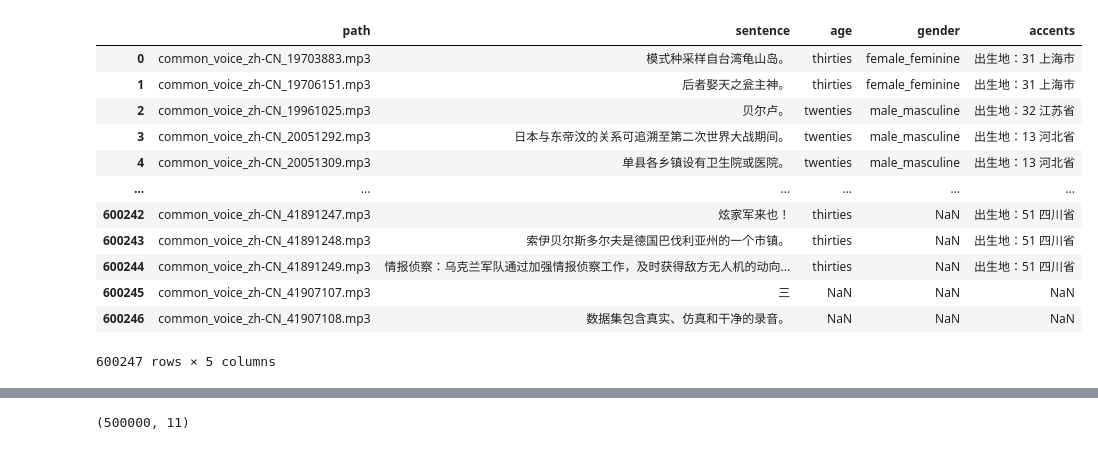
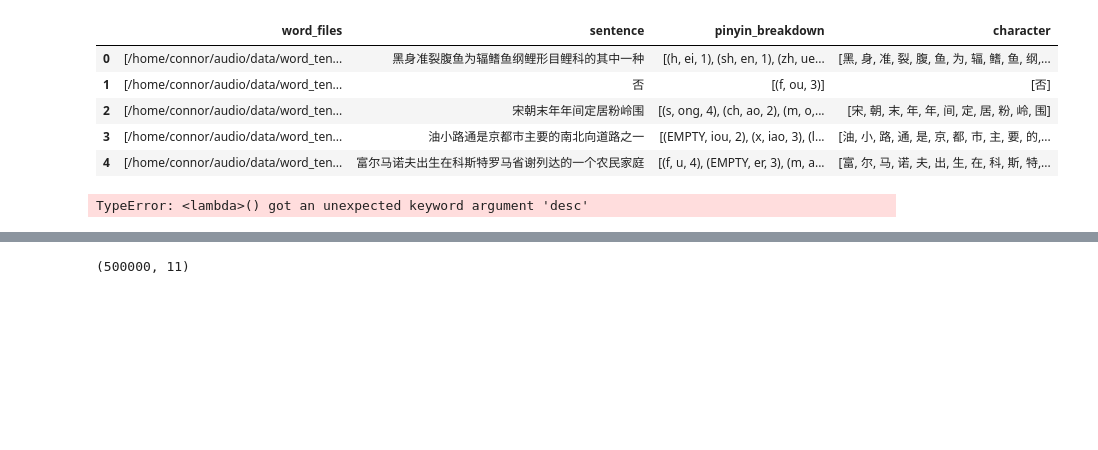
Before and after one commit to ConnorBar/audio, a Jupyter notebook: sampling-proportion.ipynb, the cells around one changed output, grey strips where cells are left out. Drawn from its saved outputs; the diff is of its cells as text; code cells hidden in the pictures; blank space fills up the shorter version.

```diff
--- a/sampling-proportion.ipynb
+++ b/sampling-proportion.ipynb
@@ -13,18 +29,38 @@ df.head(1)
+# %%
+df = pd.read_csv(f"{DATA_DIR / 'metadata.csv'}")
+# %%
+df['word_files'] = df['word_files'].apply(ast.literal_eval)
 # %%
-df = df[['path', 'sentence', 'age', 'gender', 'accents']]
+df['pinyin_breakdown'] = df['sentence'].progress_apply(breakdown_pinyin)
+# %%
+def split_chinese_non_chinese(text):
+    # Regular expression to match Chinese characters
+    chinese_pattern = re.compile(r'[\u4e00-\u9fff]')
+
+    result = []
+    buffer = ""  # Buffer to collect non-Chinese characters
+
+    for char in text:
+        if chinese_pattern.match(char):
+            if buffer:
+                result.append(buffer)  # Append the previous non-Chinese sequence
+                buffer = ""  # Reset buffer
+            result.append(char)  # Append the Chinese character itself
+        else:
+            buffer += char  # Group non-Chinese characters together
+
+    if buffer:
+        result.append(buffer)  # Append any remaining non-Chinese characters
+
+    return result
+
+df['character'] = df['sentence'].progress_apply(split_chinese_non_chinese)
 # %%
-df
+df.head()
 # %% [output]
-|  | path | sentence | age | gender | accents |
-| 0 | common_voice_zh-CN_19703883.mp3 | 模式种采样自台湾龟山岛。 | thirties | female_feminine | 出生地：31 上海市 |
-| 1 | common_voice_zh-CN_19706151.mp3 | 后者娶天之瓮主神。 | thirties | female_feminine | 出生地：31 上海市 |
-| 2 | common_voice_zh-CN_19961025.mp3 | 贝尔卢。 | twenties | male_masculine | 出生地：32 江苏省 |
-| 3 | common_voice_zh-CN_20051292.mp3 | 日本与东帝汶的关系可追溯至第二次世界大战期间。 | twenties | male_masculine | 出生地：13 河北省 |
-| 4 | common_voice_zh-CN_20051309.mp3 | 单县各乡镇设有卫生院或医院。 | twenties | male_masculine | 出生地：13 河北省 |
-| ... | ... | ... | ... | ... | ... |
-| 600242 | common_voice_zh-CN_41891247.mp3 | 炫家军来也！ | thirties | NaN | 出生地：51 四川省 |
-| 600243 | common_voice_zh-CN_41891248.mp3 | 索伊贝尔斯多尔夫是德国巴伐利亚州的一个市镇。 | thirties | NaN | 出生地：51 四川省 |
-| 600244 | common_voice_zh-CN_41891249.mp3 | 情报侦察：乌克兰军队通过加强情报侦察工作，及时获得敌方无人机的动向... | thirties | NaN | 出生地：51 四川省 |
-| 600245 | common_voice_zh-CN_41907107.mp3 | 三 | NaN | NaN | NaN |
-| 600246 | common_voice_zh-CN_41907108.mp3 | 数据集包含真实、仿真和干净的录音。 | NaN | NaN | NaN |
+|  | word_files | sentence | pinyin_breakdown | character |
+| 0 | [/home/connor/audio/data/word_ten... | 黑身准裂腹鱼为辐鳍鱼纲鲤形目鲤科的其中一种 | [(h, ei, 1), (sh, en, 1), (zh, ue... | [黑, 身, 准, 裂, 腹, 鱼, 为, 辐, 鳍, 鱼, 纲,... |
+| 1 | [/home/connor/audio/data/word_ten... | 否 | [(f, ou, 3)] | [否] |
+| 2 | [/home/connor/audio/data/word_ten... | 宋朝末年年间定居粉岭围 | [(s, ong, 4), (ch, ao, 2), (m, o,... | [宋, 朝, 末, 年, 年, 间, 定, 居, 粉, 岭, 围] |
+| 3 | [/home/connor/audio/data/word_ten... | 油小路通是京都市主要的南北向道路之一 | [(EMPTY, iou, 2), (x, iao, 3), (l... | [油, 小, 路, 通, 是, 京, 都, 市, 主, 要, 的,... |
+| 4 | [/home/connor/audio/data/word_ten... | 富尔马诺夫出生在科斯特罗马省谢列达的一个农民家庭 | [(f, u, 4), (EMPTY, er, 3), (m, a... | [富, 尔, 马, 诺, 夫, 出, 生, 在, 科, 斯, 特,... |
-600247 rows × 5 columns
@@ -47,0 +67,7 @@ myDF['words'] = myDF['sentence'].apply(lambda row: [char for char in re.sub(r'[^
+# %%
+df['sentence'].progress_apply(
+    lambda row: clean_pinyin(lazy_pinyin(row)),
+    desc='New custom description'
+)
+# %% [output]
+TypeError: <lambda>() got an unexpected keyword argument 'desc'
```
Also changed, not shown: parts of 33 cells of this notebook, 5 other files.
